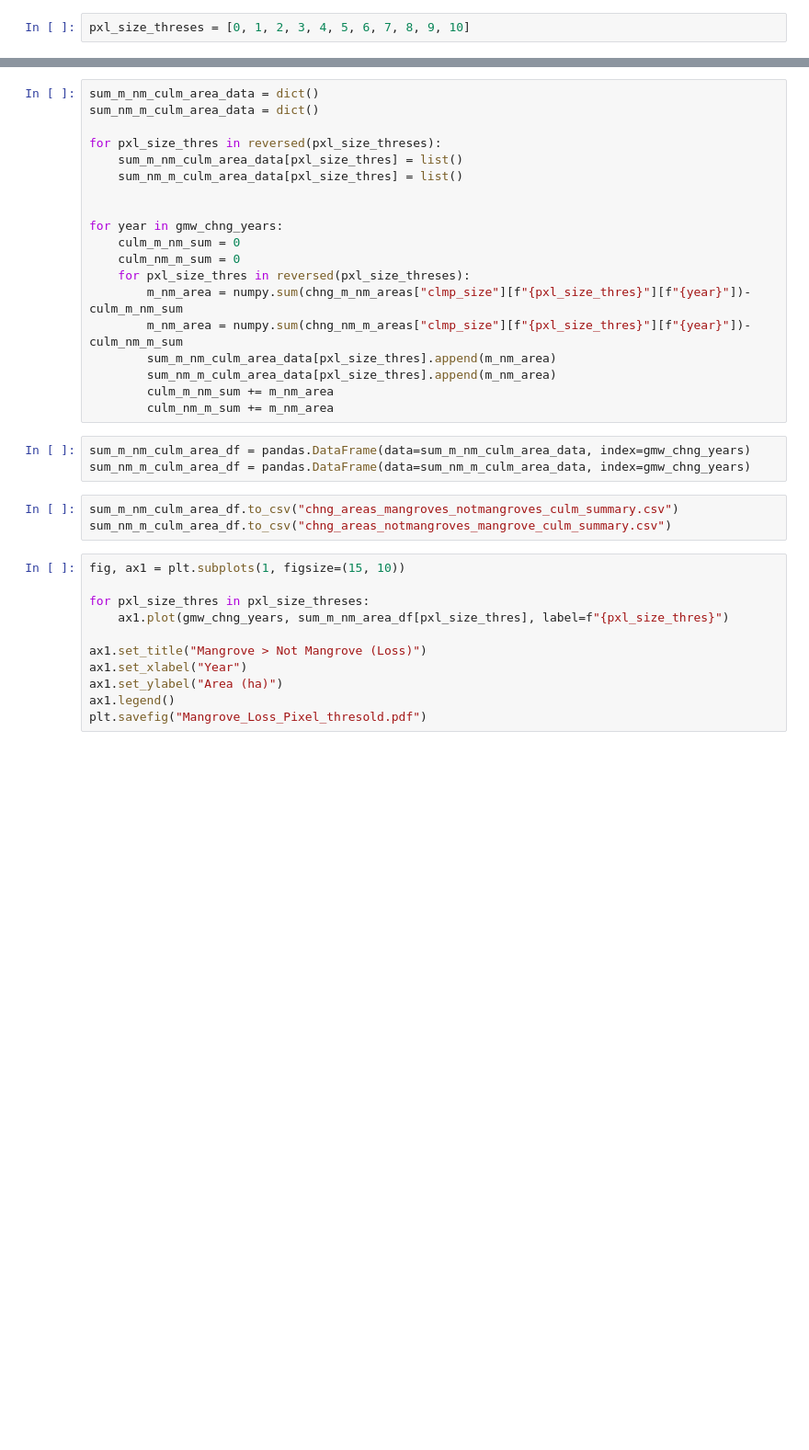
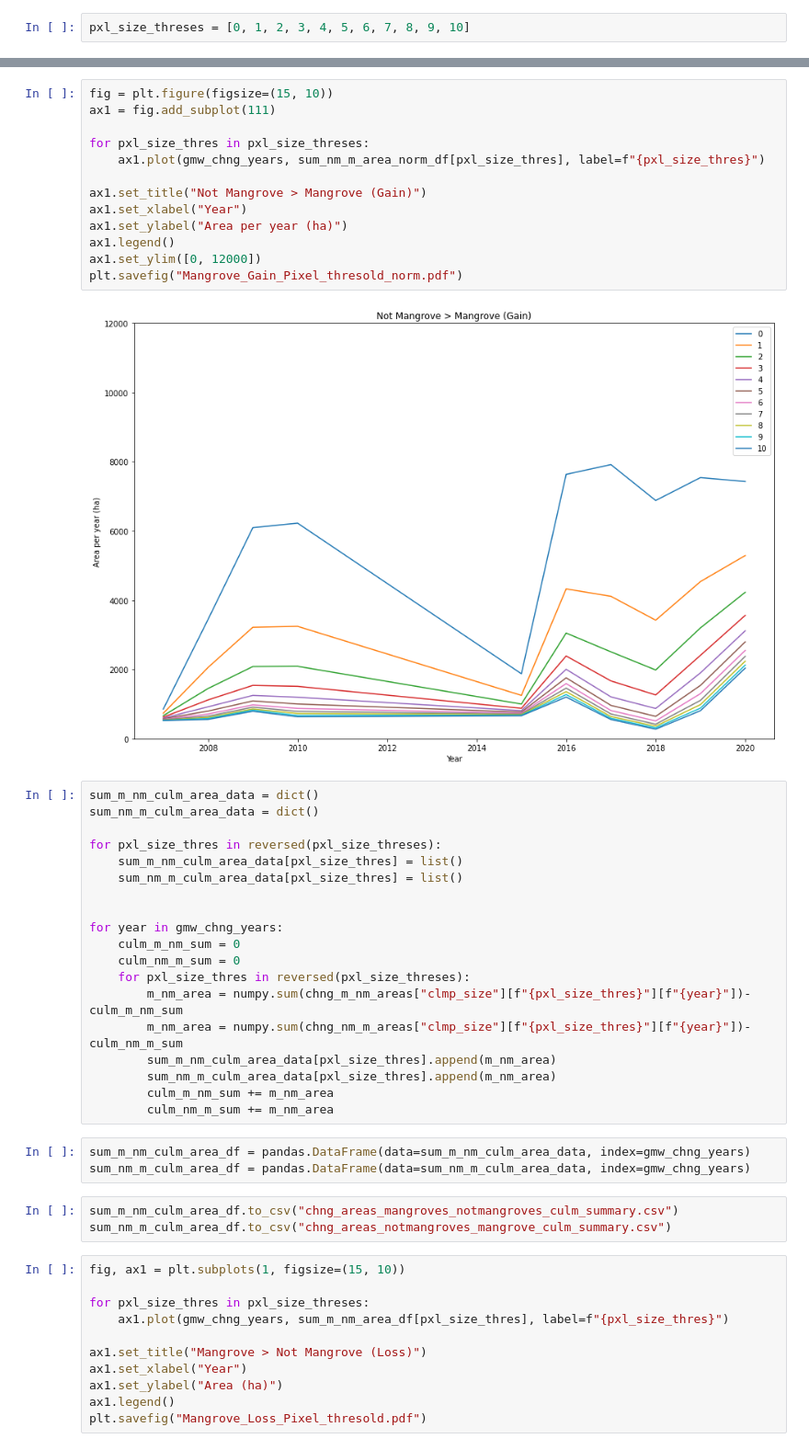
Before and after one commit to globalmangrovewatch/gmw_jaxa_sar_change_analysis, a Jupyter notebook: 11_chng_bias_check/04_calc_chng_stats/CreateChngSummary.ipynb, the cells around one changed output, grey strips where cells are left out. Shown at 92% size. Saved outputs shown, nothing was run; the diff lists cells and outputs as text; blank space fills up the shorter version.

```diff
--- a/11_chng_bias_check/04_calc_chng_stats/CreateChngSummary.ipynb
+++ b/11_chng_bias_check/04_calc_chng_stats/CreateChngSummary.ipynb
@@ -80,3 +113,18 @@ plt.savefig("Mangrove_Gain_Pixel_thresold.pdf")
+# %%
+fig = plt.figure(figsize=(15, 10))
+ax1 = fig.add_subplot(111)
+
+for pxl_size_thres in pxl_size_threses:
+    ax1.plot(gmw_chng_years, sum_nm_m_area_norm_df[pxl_size_thres], label=f"{pxl_size_thres}")
+
+ax1.set_title("Not Mangrove > Mangrove (Gain)")
+ax1.set_xlabel("Year")
+ax1.set_ylabel("Area per year (ha)")
+ax1.legend()
+ax1.set_ylim([0, 12000])
+plt.savefig("Mangrove_Gain_Pixel_thresold_norm.pdf")
+# %% [output]
+[figure, added]
 # %%
 sum_m_nm_culm_area_data = dict()
 sum_nm_m_culm_area_data = dict()
```
Also changed, not shown: parts of 8 cells of this notebook, 21 other files.
